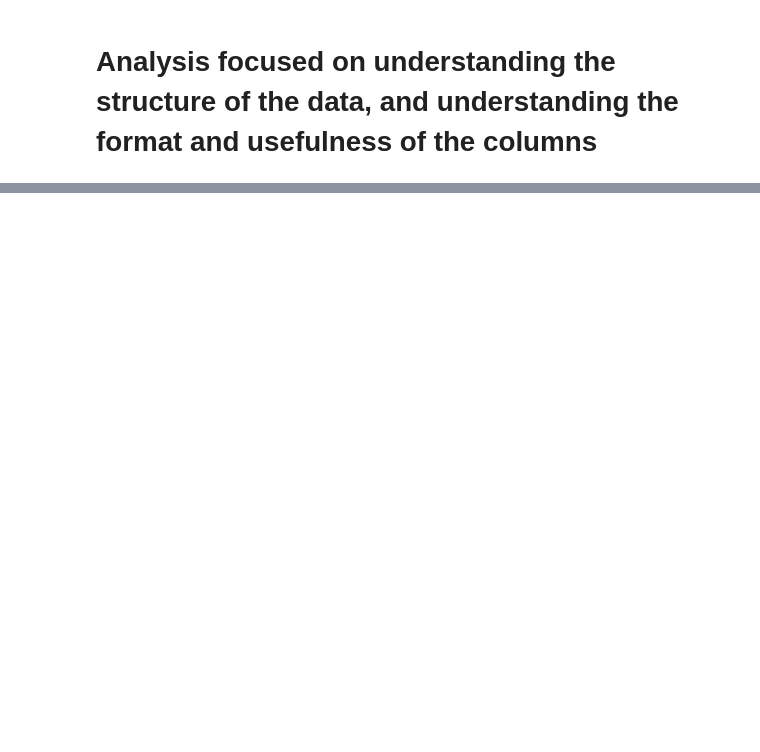
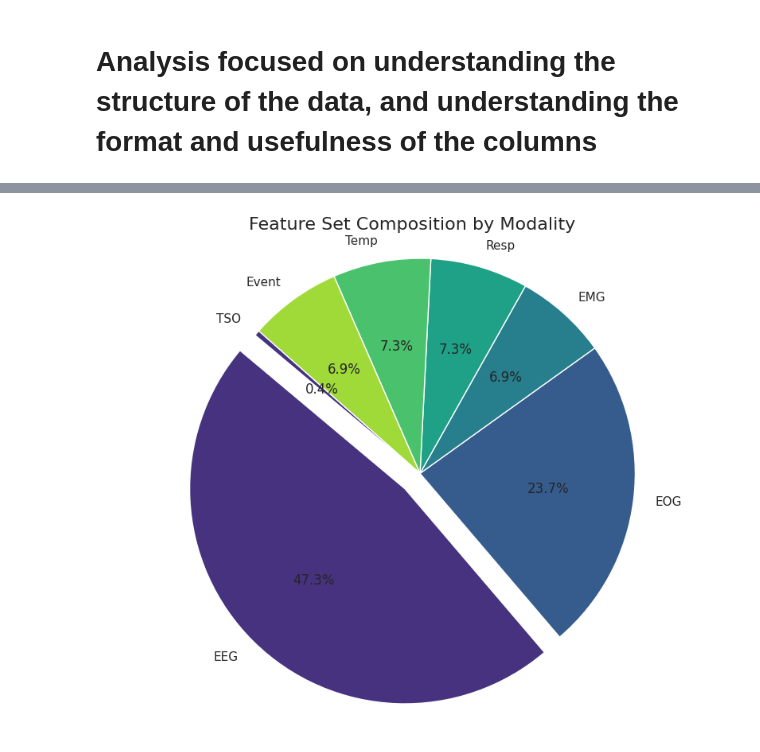
Before and after one commit to LeonardoMBarca/sleep-stages-classification, a Jupyter notebook: src/data-analysis/sleep-cassette/one_single_file_eda.ipynb, the cells around one changed output, grey strips where cells are left out. Cells and saved outputs as stored; diff of their text form; code cells hidden in the pictures; blank space fills up the shorter version.

```diff
--- a/src/data-analysis/sleep-cassette/one_single_file_eda.ipynb
+++ b/src/data-analysis/sleep-cassette/one_single_file_eda.ipynb
@@ -91,0 +155,36 @@ shape: (9, 251)
+# %%
+prefix_groups = (
+    df.columns
+)
+
+groups = {
+    "EEG": [c for c in df.columns if c.startswith("EEG")],
+    "EOG": [c for c in df.columns if c.startswith("EOG")],
+    "EMG": [c for c in df.columns if c.startswith("EMG")],
+    "Resp": [c for c in df.columns if c.startswith("Resp")],
+    "Temp": [c for c in df.columns if c.startswith("Temp")],
+    "Event": [c for c in df.columns if c.startswith("Event")],
+    "TSO": ["tso_min"]
+}
+
+group_counts = {g: len(cols) for g, cols in groups.items()}
+
+labels = group_counts.keys()
+sizes = group_counts.values()
+
+plt.figure(figsize=(10, 8))
+
+explode = [0.1 if label == "EEG" else 0 for label in labels]
+
+plt.pie(sizes,
+        explode=explode,
+        labels=labels,
+        autopct='%1.1f%%', # Formata para mostrar a porcentagem
+        shadow=False,
+        startangle=140)
+
+plt.title('Feature Set Composition by Modality', fontsize=16)
+plt.axis('equal')
+plt.show()
+# %% [output]
+[figure, added]
```
Also changed, not shown: parts of 33 cells of this notebook.
